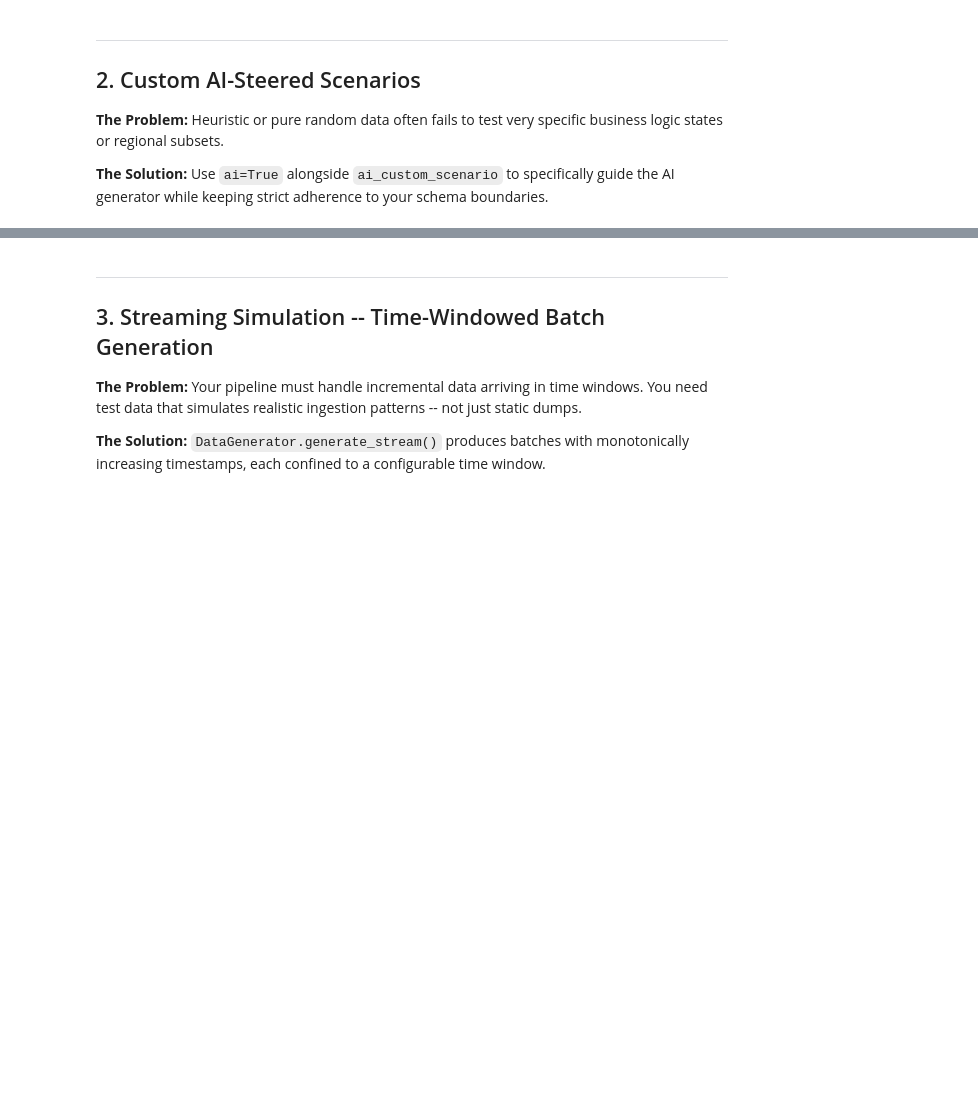
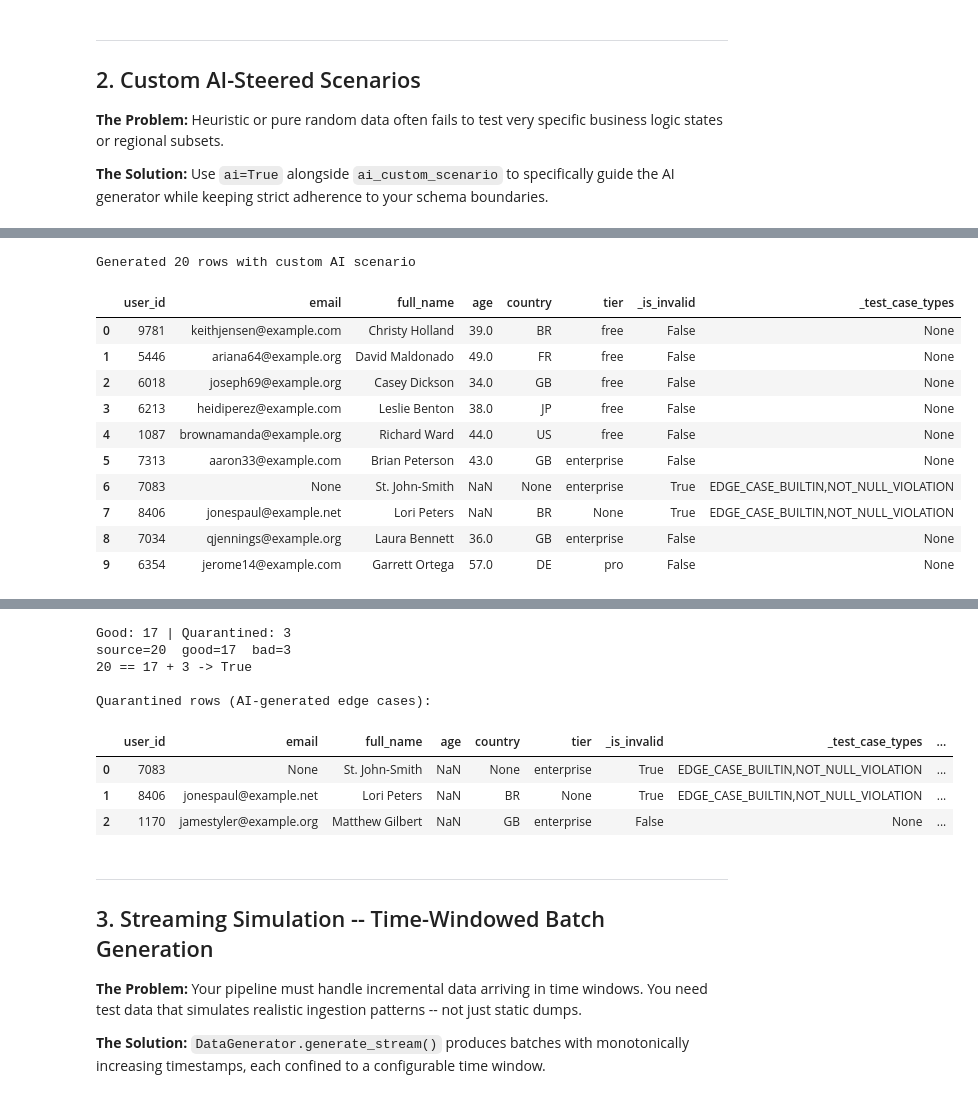
Before and after one commit to LakeLogic/LakeLogic, a Jupyter notebook: examples/colab/05_data_generation_ai.ipynb, the cells around one changed output, grey strips where cells are left out. Drawn from its saved outputs; the diff is of its cells as text; code cells hidden in the pictures; blank space fills up the shorter version.

```diff
--- a/examples/colab/05_data_generation_ai.ipynb
+++ b/examples/colab/05_data_generation_ai.ipynb
@@ -98,7 +131,7 @@ import lakelogic as ll
 # -- OpenAI --
 os.environ["LAKELOGIC_AI_PROVIDER"] = "openai"
 os.environ["LAKELOGIC_AI_MODEL"] = "gpt-4o-mini"
-# os.environ["OPENAI_API_KEY"]      = "sk-..."
+# os.environ["LAKELOGIC_AI_KEY"]      = "sk-..."
 
 # -- Anthropic --
 # os.environ["LAKELOGIC_AI_PROVIDER"] = "anthropic"
@@ -114,9 +147,9 @@ os.environ["LAKELOGIC_AI_MODEL"] = "gpt-4o-mini"
 # os.environ["LAKELOGIC_AI_PROVIDER"] = "ollama"
 # os.environ["LAKELOGIC_AI_MODEL"]    = "llama3"
 
-AI_PROVIDER = os.getenv("LAKELOGIC_AI_PROVIDER", "google")
-AI_MODEL = os.getenv("LAKELOGIC_AI_MODEL", "gemini-2.5-flash")
-AI_API_KEY = os.getenv("GOOGLE_API_KEY", "")  # or ANTHROPIC_API_KEY etc.
+AI_PROVIDER = os.getenv("LAKELOGIC_AI_PROVIDER")
+AI_MODEL = os.getenv("LAKELOGIC_AI_MODEL")
+AI_API_KEY = os.getenv("LAKELOGIC_AI_KEY", "")  # or ANTHROPIC_API_KEY etc.
 
 # ── 2. Define the data contract ───────────────────────
 scenario_contract = s.write_contract(
@@ -190,3 +223,4 @@ s.assert_reconciliation(scenario_df, good, bad)
 if s.row_count(bad) > 0:
     print("\nQuarantined rows (AI-generated edge cases):")
     display(s.preview(bad, 5))
+# %% [output]
@@ -192,0 +241,12 @@ if s.row_count(bad) > 0:
+Generated 20 rows with custom AI scenario
+|  | user_id | email | full_name | age | country | tier | _is_invalid | _test_case_types |
+| 0 | 9781 | keithjensen@example.com | Christy Holland | 39.0 | BR | free | False | None |
+| 1 | 5446 | ariana64@example.org | David Maldonado | 49.0 | FR | free | False | None |
+| 2 | 6018 | joseph69@example.org | Casey Dickson | 34.0 | GB | free | False | None |
+| 3 | 6213 | heidiperez@example.com | Leslie Benton | 38.0 | JP | free | False | None |
+| 4 | 1087 | brownamanda@example.org | Richard Ward | 44.0 | US | free | False | None |
+| 5 | 7313 | aaron33@example.com | Brian Peterson | 43.0 | GB | enterprise | False | None |
+| 6 | 7083 | None | St. John-Smith | NaN | None | enterprise | True | EDGE_CASE_BUILTIN,NOT_NULL_VIOLATION |
+| 7 | 8406 | jonespaul@example.net | Lori Peters | NaN | BR | None | True | EDGE_CASE_BUILTIN,NOT_NULL_VIOLATION |
+| 8 | 7034 | qjennings@example.org | Laura Bennett | 36.0 | GB | enterprise | False | None |
+| 9 | 6354 | jerome14@example.com | Garrett Ortega | 57.0 | DE | pro | False | None |
@@ -193,3 +257,12 @@ if s.row_count(bad) > 0:
+Good: 17 | Quarantined: 3
+source=20  good=17  bad=3
+20 == 17 + 3 -> True
+
+Quarantined rows (AI-generated edge cases):
+|  | user_id | email | full_name | age | country | tier | _is_invalid | _test_case_types | ... |
+| 0 | 7083 | None | St. John-Smith | NaN | None | enterprise | True | EDGE_CASE_BUILTIN,NOT_NULL_VIOLATION | ... |
+| 1 | 8406 | jonespaul@example.net | Lori Peters | NaN | BR | None | True | EDGE_CASE_BUILTIN,NOT_NULL_VIOLATION | ... |
+| 2 | 1170 | jamestyler@example.org | Matthew Gilbert | NaN | GB | enterprise | False | None | ... |
 # %% [markdown]
 ---
 ## 3. Streaming Simulation -- Time-Windowed Batch Generation
```
Also changed, not shown: parts of 4 cells of this notebook, 50 other files.
